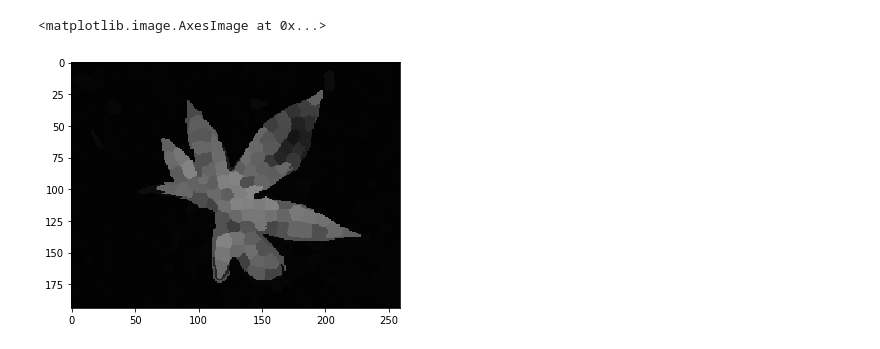
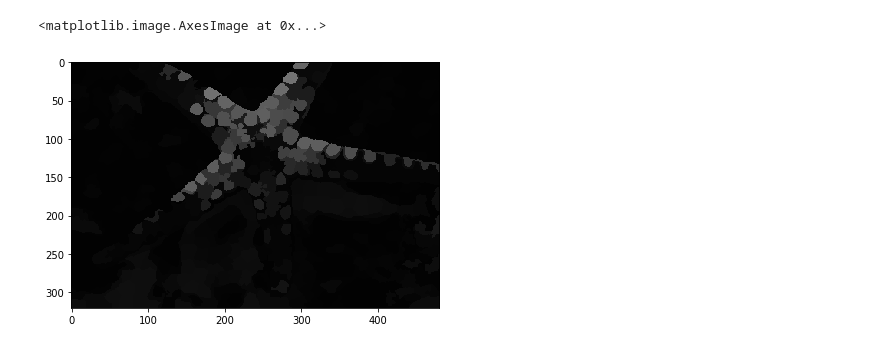
Before and after one commit to deepaksinghcv/Contrast-Based-Filtering-for-Salient-Region-Detection, a Jupyter notebook: code/src/Super_pixels.ipynb, the cells around one changed output. Saved outputs shown, nothing was run; the diff lists cells and outputs as text; code cells hidden in the pictures.

```diff
--- a/code/src/Super_pixels.ipynb
+++ b/code/src/Super_pixels.ipynb
@@ -125,13 +125,14 @@ def abstract(i):
 # cv2.imwrite('image_copy.jpg',(image_copy * 255).astype('uint8'))
 # %%
 from skimage import io
-image=io.imread('flower.jpg')
+image=io.imread('../input_data/starfish.jpg')
 image_uniqueness=np.zeros((image.shape[0],image.shape[1],3))
 image_distribution=np.zeros((image.shape[0],image.shape[1],3))
 
 colors=[]
 positions=[]
 colors,positions,seg,d_p,o,d_u = abstract(image)
+io.imsave("../output_data/starfish_abs.jpg",o)
 io.imshow(o)
 io.show()
 #d_u
@@ -311,8 +312,8 @@ for i in range(len(d_p)):
 #         col=d_p[i][k][1]
 #         image_sal[row,col]=S[i]
 # %%
-cv2.imwrite('saliency_op_fb.jpg',image_sal*255)
+cv2.imwrite('../output_data/starfish_sal.jpg',image_sal*255)
 io.imshow(image_sal)
 # %% [output]
 <matplotlib.image.AxesImage at 0x...>
-[figure, old version]
+[figure, new version]
```
Also changed, not shown: parts of 3 cells of this notebook.
